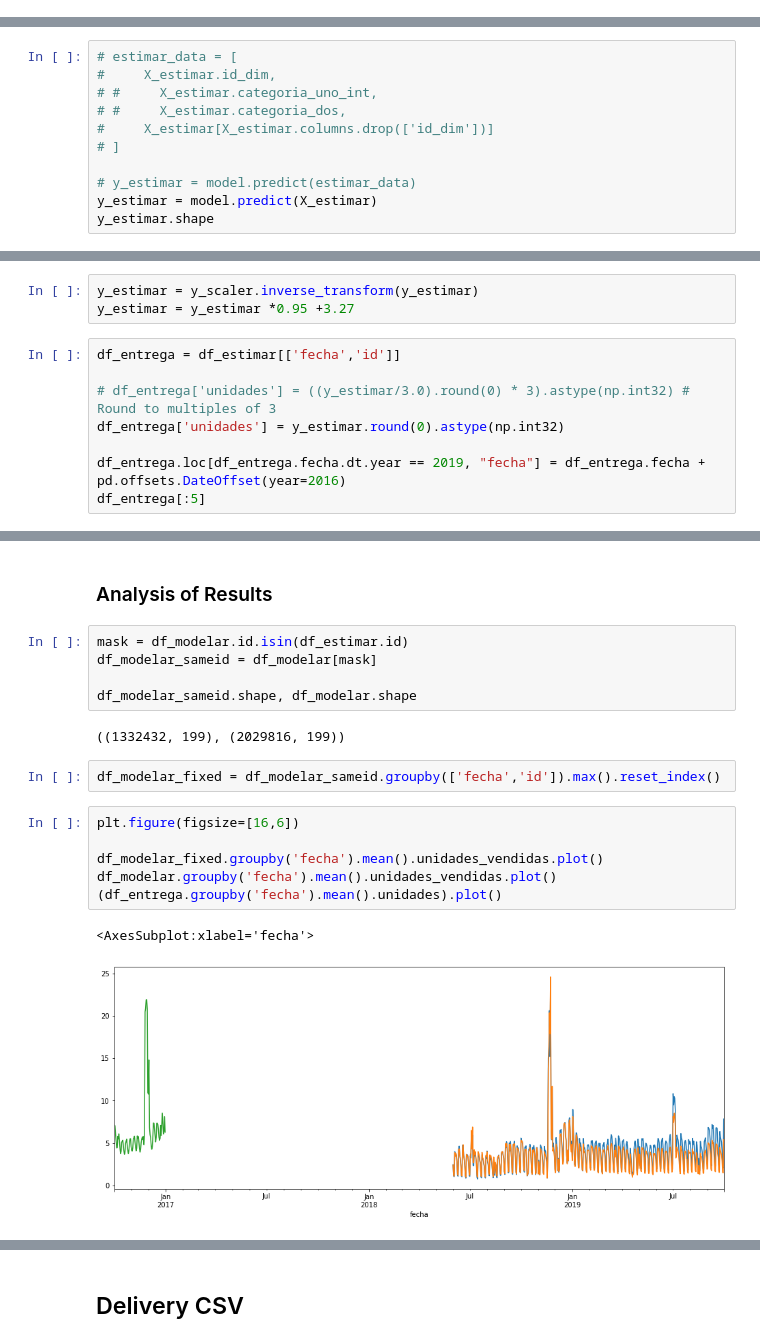
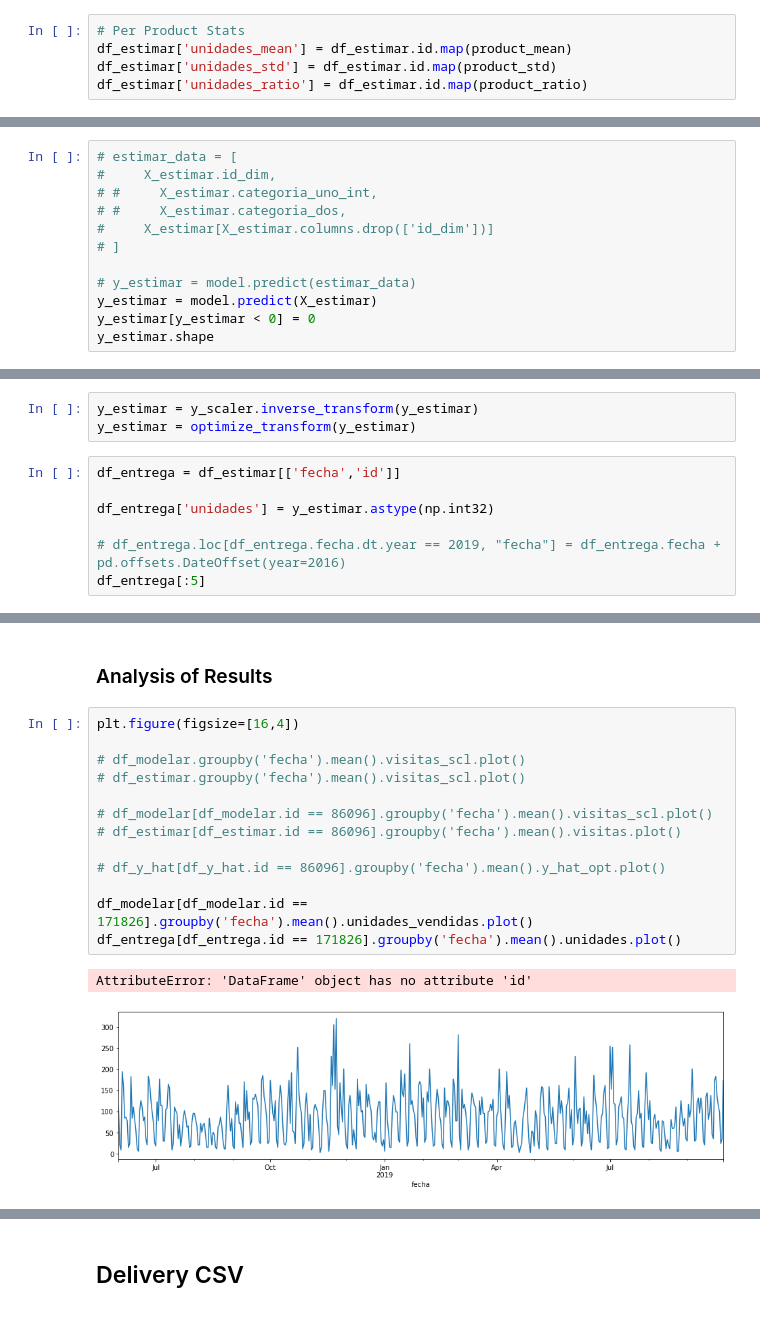
Before and after one commit to Nerucius/2021.ubdatathon, a Jupyter notebook: Atmira_Universitat de Barcelona_Equip Autoestima_Script Producción.ipynb, the cells around one changed output, grey strips where cells are left out. Saved outputs shown, nothing was run; the diff lists cells and outputs as text.

```diff
--- a/Atmira_Universitat de Barcelona_Equip Autoestima_Script Producción.ipynb
+++ b/Atmira_Universitat de Barcelona_Equip Autoestima_Script Producción.ipynb
@@ -823,3 +897,8 @@ df_estimar.shape
+# %%
+# Per Product Stats
+df_estimar['unidades_mean'] = df_estimar.id.map(product_mean)
+df_estimar['unidades_std'] = df_estimar.id.map(product_std)
+df_estimar['unidades_ratio'] = df_estimar.id.map(product_ratio)
 # %%
 # Build X_estimar
 X_estimar = df_estimar[X_cols + X_cols_onehot_cats]
@@ -842,19 +922,19 @@ X_estimar.shape
 
 # y_estimar = model.predict(estimar_data)
 y_estimar = model.predict(X_estimar)
+y_estimar[y_estimar < 0] = 0
 y_estimar.shape
 # %% [output]
 (212841, 1)
 # %%
 y_estimar = y_scaler.inverse_transform(y_estimar)
-y_estimar = y_estimar *0.95 +3.27
+y_estimar = optimize_transform(y_estimar)
 # %%
 df_entrega = df_estimar[['fecha','id']]
 
-# df_entrega['unidades'] = ((y_estimar/3.0).round(0) * 3).astype(np.int32) # Round to multiples of 3
-df_entrega['unidades'] = y_estimar.round(0).astype(np.int32)
+df_entrega['unidades'] = y_estimar.astype(np.int32)
 
-df_entrega.loc[df_entrega.fecha.dt.year == 2019, "fecha"] = df_entrega.fecha + pd.offsets.DateOffset(year=2016)
+# df_entrega.loc[df_entrega.fecha.dt.year == 2019, "fecha"] = df_entrega.fecha + pd.offsets.DateOffset(year=2016)
 df_entrega[:5]
 # %% [output]
 |  | fecha | id | unidades |
@@ -866,20 +946,18 @@ df_entrega[:5]
 # %% [markdown]
 ### Analysis of Results
-# %%
-mask = df_modelar.id.isin(df_estimar.id)
-df_modelar_sameid = df_modelar[mask]
-
-df_modelar_sameid.shape, df_modelar.shape
-# %% [output]
-((1332432, 199), (2029816, 199))
-# %%
-df_modelar_fixed = df_modelar_sameid.groupby(['fecha','id']).max().reset_index()
 # %%
-plt.figure(figsize=[16,6])
+plt.figure(figsize=[16,4])
 
-df_modelar_fixed.groupby('fecha').mean().unidades_vendidas.plot()
-df_modelar.groupby('fecha').mean().unidades_vendidas.plot()
-(df_entrega.groupby('fecha').mean().unidades).plot()
+# df_modelar.groupby('fecha').mean().visitas_scl.plot()
+# df_estimar.groupby('fecha').mean().visitas_scl.plot()
+
+# df_modelar[df_modelar.id == 86096].groupby('fecha').mean().visitas_scl.plot()
+# df_estimar[df_estimar.id == 86096].groupby('fecha').mean().visitas.plot()
+
+# df_y_hat[df_y_hat.id == 86096].groupby('fecha').mean().y_hat_opt.plot()
+
+df_modelar[df_modelar.id == 171826].groupby('fecha').mean().unidades_vendidas.plot()
+df_entrega[df_entrega.id == 171826].groupby('fecha').mean().unidades.plot()
 # %% [output]
-<AxesSubplot:xlabel='fecha'>
+AttributeError: 'DataFrame' object has no attribute 'id'
-[figure, old version]
+[figure, new version]
```
Also changed, not shown: parts of 40 cells of this notebook, 5 other files.
